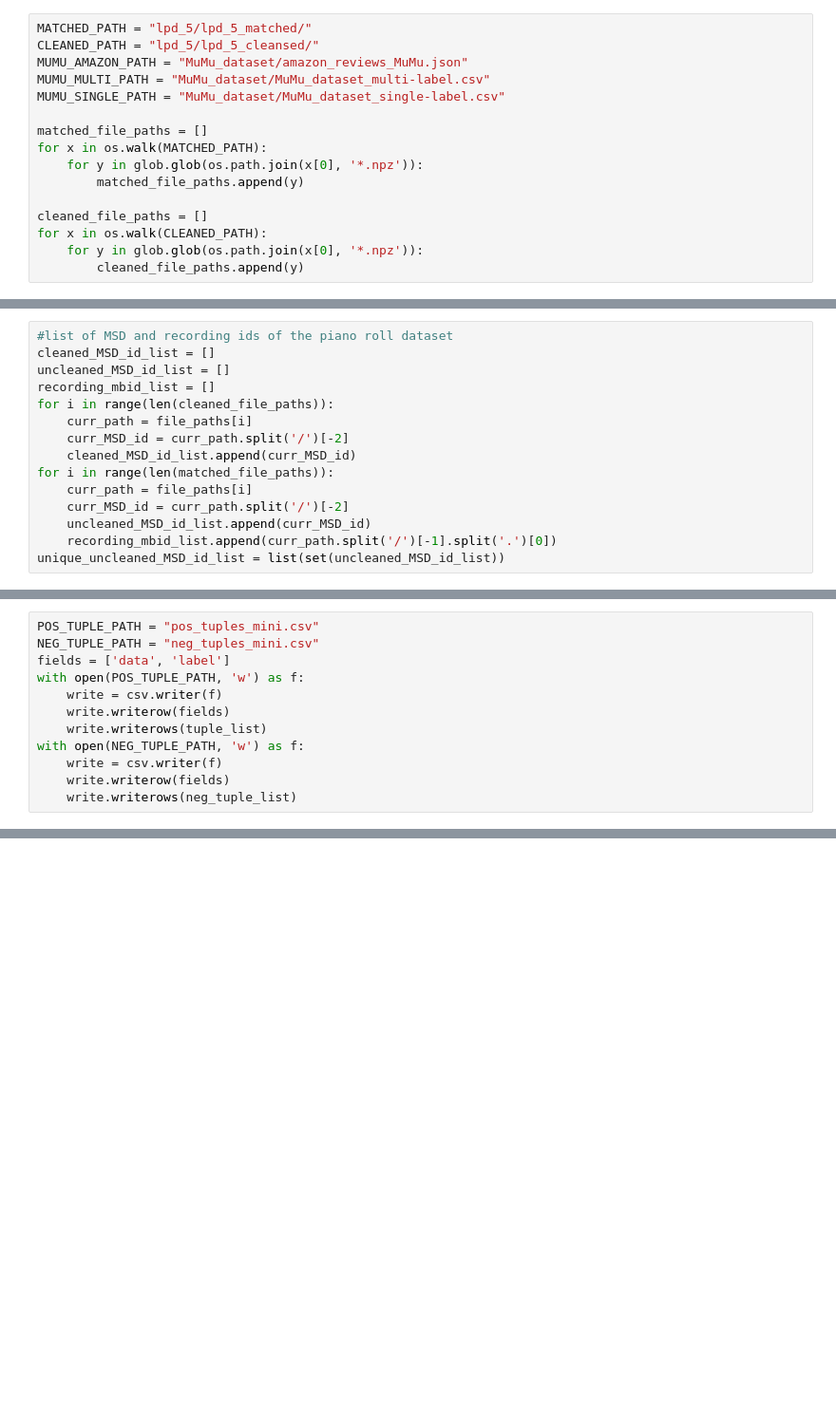
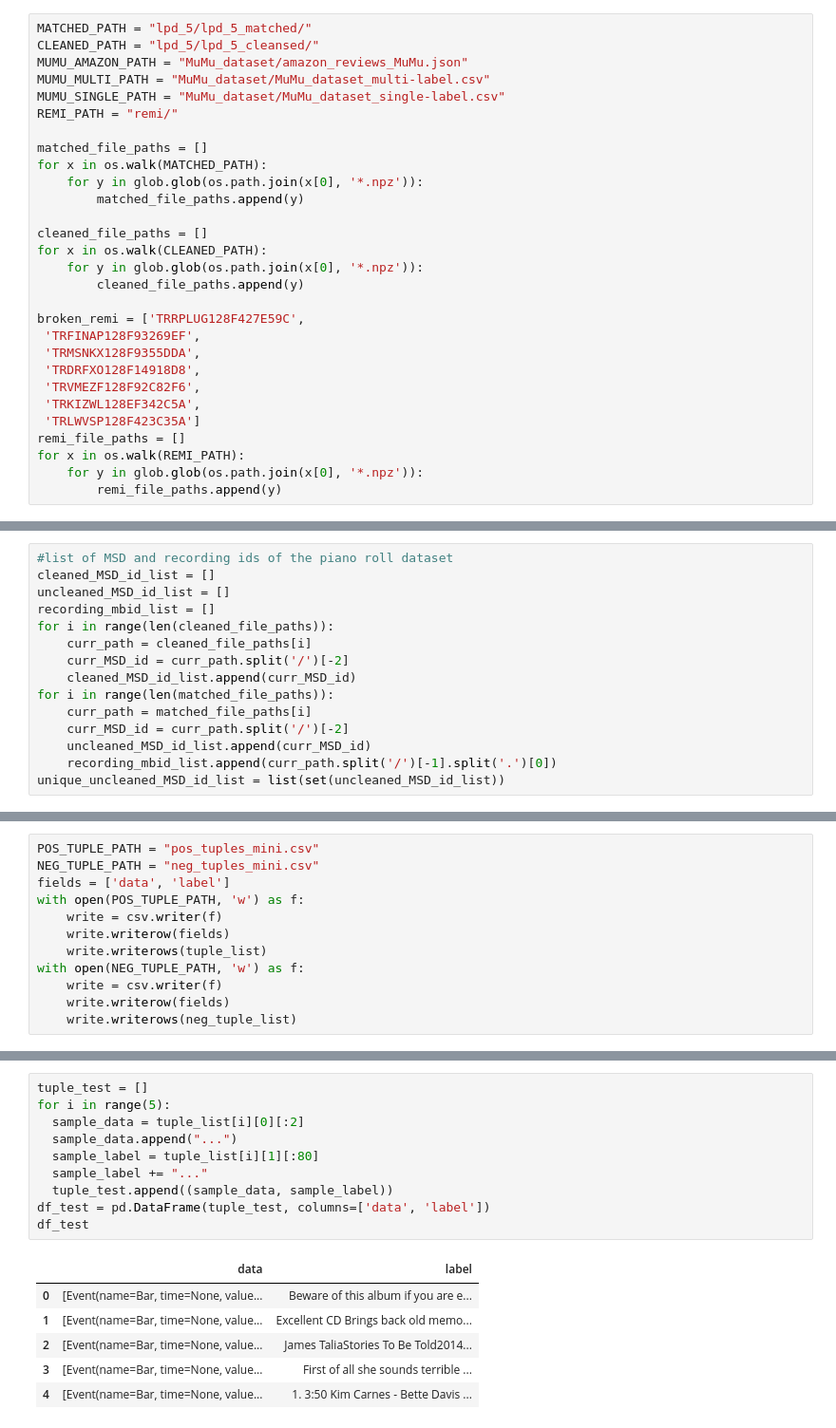
Before and after one commit to ZhouyaoXie/Intelligent-Multimedia-Art-Generation, a Jupyter notebook: preprocess/preprocess.ipynb, the cells around one changed output, grey strips where cells are left out. Shown: that part at 95% size. Saved outputs shown, nothing was run; the diff lists cells and outputs as text; blank space fills up the shorter version.

```diff
--- a/preprocess/preprocess.ipynb
+++ b/preprocess/preprocess.ipynb
@@ -12,6 +43,7 @@ CLEANED_PATH = "lpd_5/lpd_5_cleansed/"
 MUMU_AMAZON_PATH = "MuMu_dataset/amazon_reviews_MuMu.json"
 MUMU_MULTI_PATH = "MuMu_dataset/MuMu_dataset_multi-label.csv"
 MUMU_SINGLE_PATH = "MuMu_dataset/MuMu_dataset_single-label.csv"
+REMI_PATH = "remi/"
 
 matched_file_paths = []
 for x in os.walk(MATCHED_PATH):
@@ -22,5 +54,17 @@ cleaned_file_paths = []
 for x in os.walk(CLEANED_PATH):
     for y in glob.glob(os.path.join(x[0], '*.npz')):
         cleaned_file_paths.append(y)
+
+broken_remi = ['TRRPLUG128F427E59C',
+ 'TRFINAP128F93269EF',
+ 'TRMSNKX128F9355DDA',
+ 'TRDRFXO128F14918D8',
+ 'TRVMEZF128F92C82F6',
+ 'TRKIZWL128EF342C5A',
+ 'TRLWVSP128F423C35A']
+remi_file_paths = []
+for x in os.walk(REMI_PATH):
+    for y in glob.glob(os.path.join(x[0], '*.npz')):
+        remi_file_paths.append(y)
 # %%
 # total number of songs
@@ -37,11 +81,11 @@ cleaned_MSD_id_list = []
 uncleaned_MSD_id_list = []
 recording_mbid_list = []
 for i in range(len(cleaned_file_paths)):
-    curr_path = file_paths[i]
+    curr_path = cleaned_file_paths[i]
     curr_MSD_id = curr_path.split('/')[-2]
     cleaned_MSD_id_list.append(curr_MSD_id)
 for i in range(len(matched_file_paths)):
-    curr_path = file_paths[i]
+    curr_path = matched_file_paths[i]
     curr_MSD_id = curr_path.split('/')[-2]
     uncleaned_MSD_id_list.append(curr_MSD_id)
     recording_mbid_list.append(curr_path.split('/')[-1].split('.')[0])
@@ -104,0 +163,17 @@ len(neg_tuple_list)
+# %%
+tuple_test = []
+for i in range(5):
+  sample_data = tuple_list[i][0][:2]
+  sample_data.append("...")
+  sample_label = tuple_list[i][1][:80]
+  sample_label += "..."
+  tuple_test.append((sample_data, sample_label))
+df_test = pd.DataFrame(tuple_test, columns=['data', 'label'])
+df_test
+# %% [output]
+|  | data | label |
+| 0 | [Event(name=Bar, time=None, value... | Beware of this album if you are e... |
+| 1 | [Event(name=Bar, time=None, value... | Excellent CD Brings back old memo... |
+| 2 | [Event(name=Bar, time=None, value... | James TaliaStories To Be Told2014... |
+| 3 | [Event(name=Bar, time=None, value... | First of all she sounds terrible ... |
+| 4 | [Event(name=Bar, time=None, value... | 1. 3:50 Kim Carnes - Bette Davis ... |
```
Also changed, not shown: parts of 12 cells of this notebook, 3 other files.
